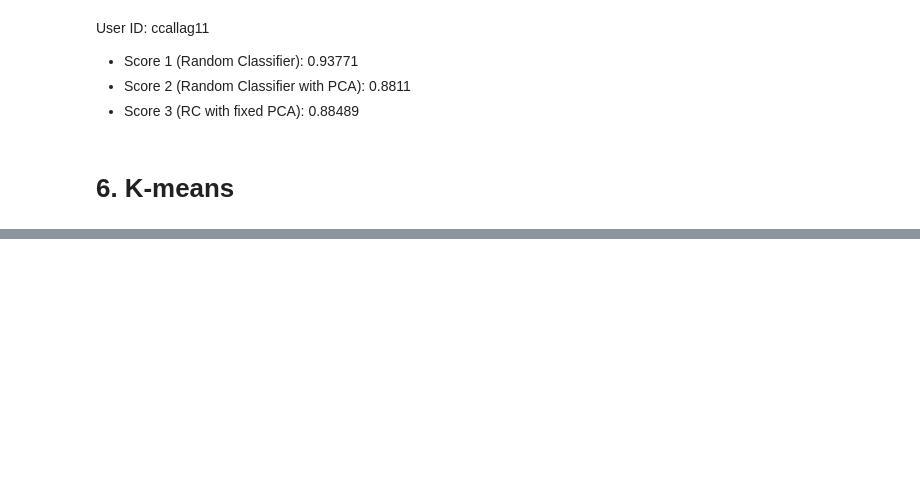
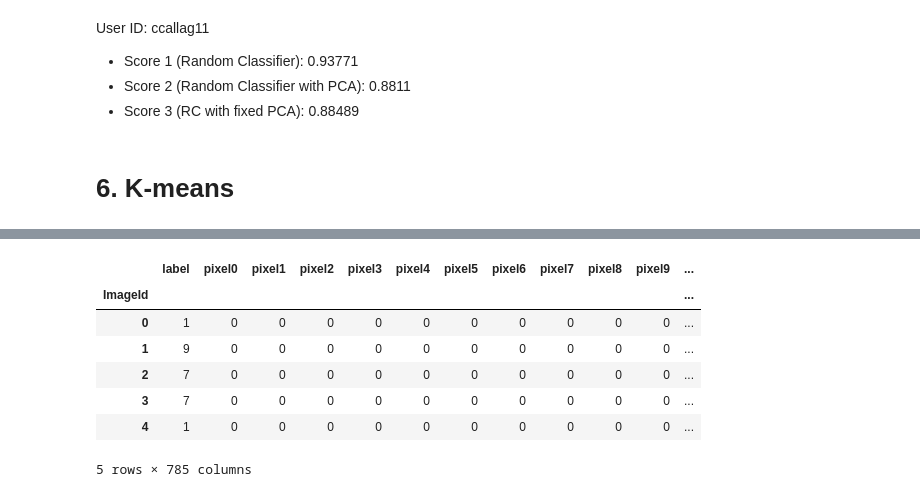
Before and after one commit to christophercallaghan2022/MSDS422, a Jupyter notebook: Assignment_5.ipynb, the cells around one changed output, grey strips where cells are left out. Drawn from its saved outputs; the diff is of its cells as text; code cells hidden in the pictures; blank space fills up the shorter version.

```diff
--- a/Assignment_5.ipynb
+++ b/Assignment_5.ipynb
@@ -529,0 +580,2 @@ User ID: ccallag11
+# %%
+y_pred_kmeans=kmeans.fit_predict(X_test)
@@ -529,0 +586,13 @@ User ID: ccallag11
+# %%
+test["label"] = y_pred_kmeans
+
+test.head()
+# %% [output]
+|  | label | pixel0 | pixel1 | pixel2 | pixel3 | pixel4 | pixel5 | pixel6 | pixel7 | pixel8 | pixel9 | ... |
+| ImageId |  |  |  |  |  |  |  |  |  |  |  | ... |
+| 0 | 1 | 0 | 0 | 0 | 0 | 0 | 0 | 0 | 0 | 0 | 0 | ... |
+| 1 | 9 | 0 | 0 | 0 | 0 | 0 | 0 | 0 | 0 | 0 | 0 | ... |
+| 2 | 7 | 0 | 0 | 0 | 0 | 0 | 0 | 0 | 0 | 0 | 0 | ... |
+| 3 | 7 | 0 | 0 | 0 | 0 | 0 | 0 | 0 | 0 | 0 | 0 | ... |
+| 4 | 1 | 0 | 0 | 0 | 0 | 0 | 0 | 0 | 0 | 0 | 0 | ... |
+5 rows × 785 columns
```
Also changed, not shown: parts of 18 cells of this notebook.
